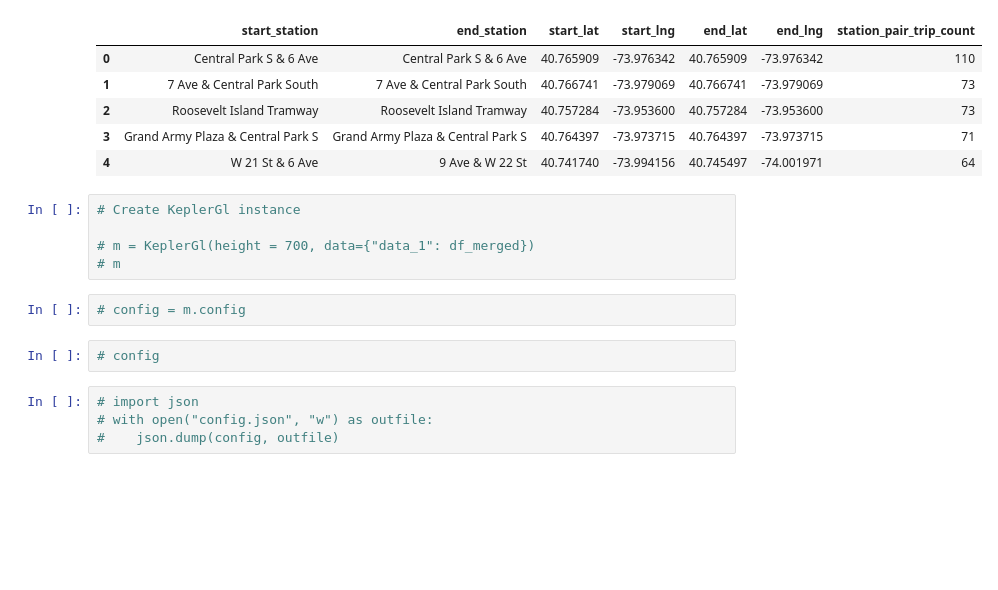
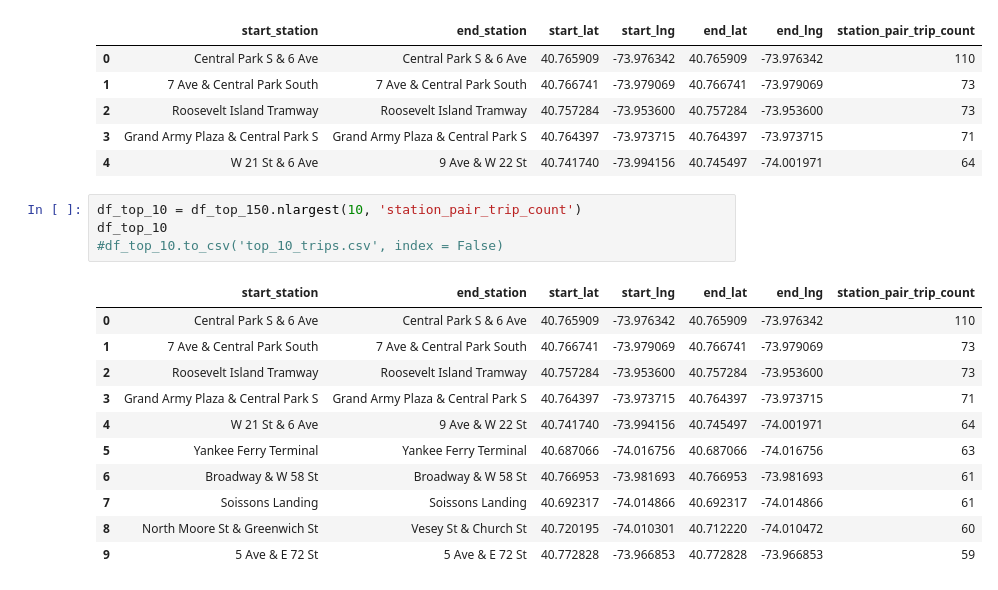
Before and after one commit to gerardo-git/city_bike, a Jupyter notebook: 4_Geospatial_Plotting.ipynb, the cells around one changed output. Cells and saved outputs as stored; diff of their text form; blank space fills up the shorter version.

```diff
--- a/4_Geospatial_Plotting.ipynb
+++ b/4_Geospatial_Plotting.ipynb
@@ -197,16 +197,19 @@ df_top_150.head()
 | 2 | Roosevelt Island Tramway | Roosevelt Island Tramway | 40.757284 | -73.953600 | 40.757284 | -73.953600 | 73 |
 | 3 | Grand Army Plaza & Central Park S | Grand Army Plaza & Central Park S | 40.764397 | -73.973715 | 40.764397 | -73.973715 | 71 |
 | 4 | W 21 St & 6 Ave | 9 Ave & W 22 St | 40.741740 | -73.994156 | 40.745497 | -74.001971 | 64 |
-# %%
-# Create KeplerGl instance
-
-# m = KeplerGl(height = 700, data={"data_1": df_merged})
-# m
-# %%
-# config = m.config
-# %%
-# config
-# %%
-# import json
-# with open("config.json", "w") as outfile:
-#    json.dump(config, outfile)
+# %%
+df_top_10 = df_top_150.nlargest(10, 'station_pair_trip_count')
+df_top_10
+#df_top_10.to_csv('top_10_trips.csv', index = False)
+# %% [output]
+|  | start_station | end_station | start_lat | start_lng | end_lat | end_lng | station_pair_trip_count |
+| 0 | Central Park S & 6 Ave | Central Park S & 6 Ave | 40.765909 | -73.976342 | 40.765909 | -73.976342 | 110 |
+| 1 | 7 Ave & Central Park South | 7 Ave & Central Park South | 40.766741 | -73.979069 | 40.766741 | -73.979069 | 73 |
+| 2 | Roosevelt Island Tramway | Roosevelt Island Tramway | 40.757284 | -73.953600 | 40.757284 | -73.953600 | 73 |
+| 3 | Grand Army Plaza & Central Park S | Grand Army Plaza & Central Park S | 40.764397 | -73.973715 | 40.764397 | -73.973715 | 71 |
+| 4 | W 21 St & 6 Ave | 9 Ave & W 22 St | 40.741740 | -73.994156 | 40.745497 | -74.001971 | 64 |
+| 5 | Yankee Ferry Terminal | Yankee Ferry Terminal | 40.687066 | -74.016756 | 40.687066 | -74.016756 | 63 |
+| 6 | Broadway & W 58 St | Broadway & W 58 St | 40.766953 | -73.981693 | 40.766953 | -73.981693 | 61 |
+| 7 | Soissons Landing | Soissons Landing | 40.692317 | -74.014866 | 40.692317 | -74.014866 | 61 |
+| 8 | North Moore St & Greenwich St | Vesey St & Church St | 40.720195 | -74.010301 | 40.712220 | -74.010472 | 60 |
+| 9 | 5 Ave & E 72 St | 5 Ave & E 72 St | 40.772828 | -73.966853 | 40.772828 | -73.966853 | 59 |
```
Also changed, not shown: parts of 5 cells of this notebook, 8 other files.
